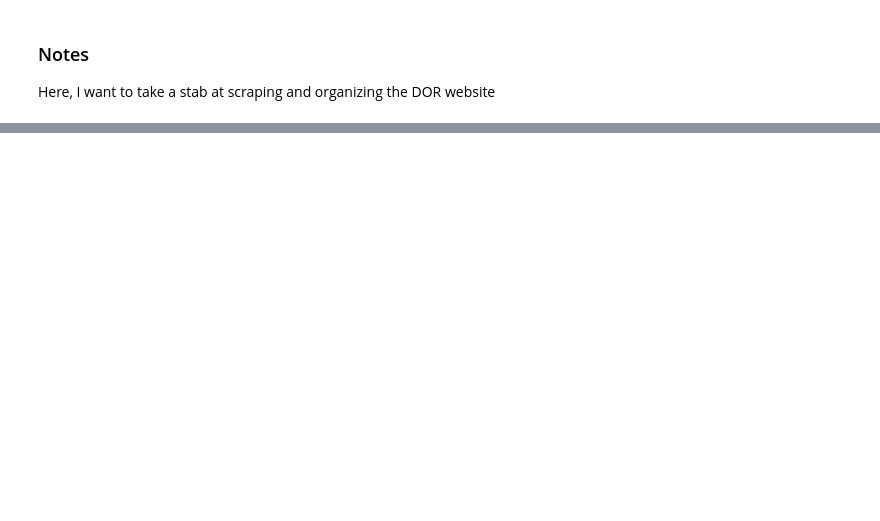
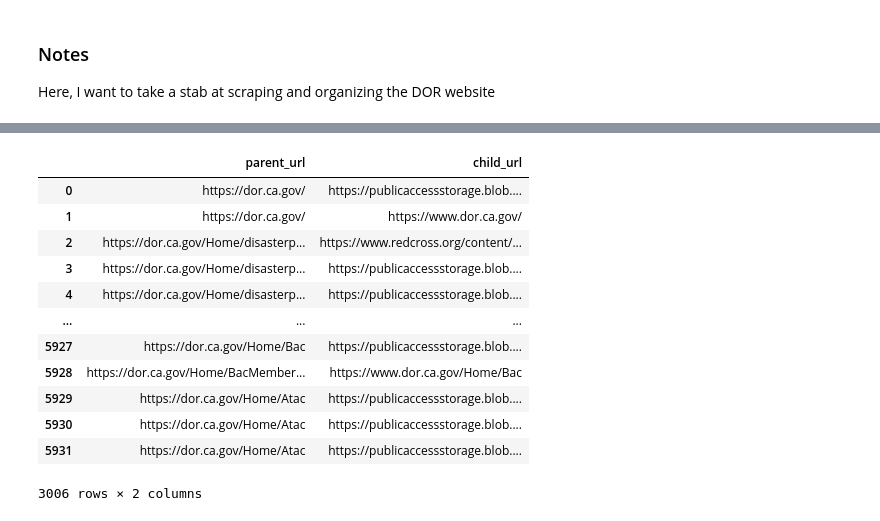
Before and after one commit to ragathon-care/rad, a Jupyter notebook: rad/notebooks/RAD-15_ScrapeAndOrganizeDOR.ipynb, the cells around one changed output, grey strips where cells are left out. Drawn from its saved outputs; the diff is of its cells as text; code cells hidden in the pictures; blank space fills up the shorter version.

```diff
--- a/rad/notebooks/RAD-15_ScrapeAndOrganizeDOR.ipynb
+++ b/rad/notebooks/RAD-15_ScrapeAndOrganizeDOR.ipynb
@@ -41,0 +72,8 @@ https://www.anyscale.com/blog/a-comprehensive-guide-for-building-rag-based-llm-a
+# %%
+urls_df['parent_is_archive'] = urls_df['parent_url'].str.contains('MeetingArchive')
+# %%
+nonarchive_urls_df = urls_df[~urls_df['parent_is_archive']][['parent_url','child_url']]
+# %%
+remove_words = ['Solicitations','Meeting', 'vrcintro','VRCIntro','VrcIntro','Archive']
+for r in remove_words:
+    nonarchive_urls_df = nonarchive_urls_df[~nonarchive_urls_df['parent_url'].str.contains(r)]
@@ -41,0 +96,19 @@ https://www.anyscale.com/blog/a-comprehensive-guide-for-building-rag-based-llm-a
+# %%
+atsd_df = nonarchive_urls_df[nonarchive_urls_df['parent_url'].str.contains('atsd')]
+nonarchive_urls_df = nonarchive_urls_df[~nonarchive_urls_df['parent_url'].str.contains('atsd')]
+# %%
+nonarchive_urls_df
+# %% [output]
+|  | parent_url | child_url |
+| 0 | https://dor.ca.gov/ | https://publicaccessstorage.blob.... |
+| 1 | https://dor.ca.gov/ | https://www.dor.ca.gov/ |
+| 2 | https://dor.ca.gov/Home/disasterp... | https://www.redcross.org/content/... |
+| 3 | https://dor.ca.gov/Home/disasterp... | https://publicaccessstorage.blob.... |
+| 4 | https://dor.ca.gov/Home/disasterp... | https://publicaccessstorage.blob.... |
+| ... | ... | ... |
+| 5927 | https://dor.ca.gov/Home/Bac | https://publicaccessstorage.blob.... |
+| 5928 | https://dor.ca.gov/Home/BacMember... | https://www.dor.ca.gov/Home/Bac |
+| 5929 | https://dor.ca.gov/Home/Atac | https://publicaccessstorage.blob.... |
+| 5930 | https://dor.ca.gov/Home/Atac | https://publicaccessstorage.blob.... |
+| 5931 | https://dor.ca.gov/Home/Atac | https://publicaccessstorage.blob.... |
+3006 rows × 2 columns
```
Also changed, not shown: parts of 71 cells of this notebook, 3 other files.
